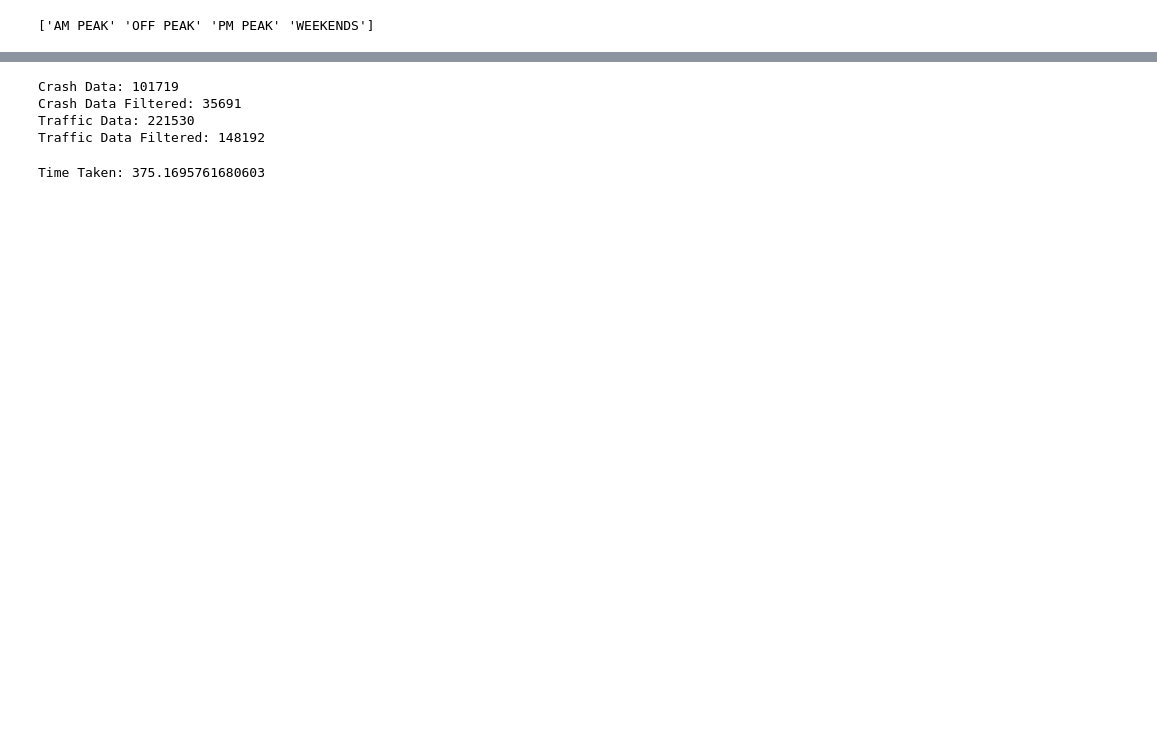
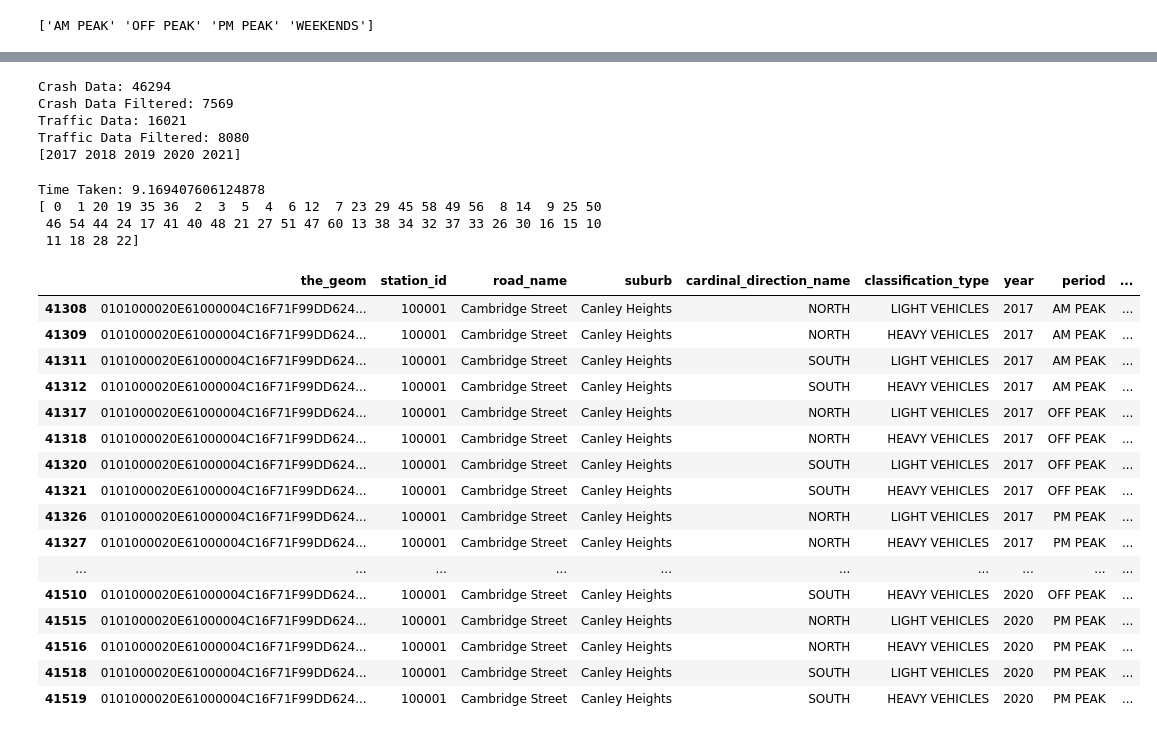
Before and after one commit to Muaz23-star/Engg2112-, a Jupyter notebook: Group Assignment.ipynb, the cells around one changed output, grey strips where cells are left out. Drawn from its saved outputs; the diff is of its cells as text; code cells hidden in the pictures; blank space fills up the shorter version.

```diff
--- a/Group Assignment.ipynb
+++ b/Group Assignment.ipynb
@@ -5,9 +5,11 @@ import numpy as np
 
 df1 = pd.read_csv("NSW_Road_Crash.csv")
 df1.dropna()
+df1 = df1.rename(columns={'Direction': 'cardinal_direction_name'})
+df1 = df1.rename(columns={'Year of crash': 'year'})
 
 df2 = pd.read_csv("Traffic_Volume_Viewer.csv")
-mask = df2['classification_type'].isin(['LIGHT VEHICLES', 'HEAVY VEHICLES']) & ~df2['cardinal_direction_name'].str.contains('AND|BOTH') & ~df2['period'].isin(['ALL DAYS', 'WEEKDAYS','PUBLIC HOLIDAYS'])
+mask = df2['classification_type'].isin(['LIGHT VEHICLES', 'HEAVY VEHICLES']) & ~df2['cardinal_direction_name'].str.contains('AND|BOTH') & ~df2['period'].isin(['ALL DAYS', 'WEEKDAYS','PUBLIC HOLIDAYS']) & (df2['year'] >= 2017)
 df2_new = df2[mask]
 
 df2.dropna()
@@ -74,19 +82,29 @@ df1.head()
 # %%
 # Filter both crash and traffic volume dataframe based on Road Name Column
-df_crash = df1[df1['road_name'].isin(df2['road_name'])]
-df_traffic = df2[df2['road_name'].isin(df1['road_name'])]
+df_crash = df1[df1['road_name'].isin(df2_new['road_name']) &
+               df1['year'].isin(df2_new['year']) &
+               df1['period'].isin(df2_new['period']) &
+               df1['cardinal_direction_name'].isin(df2_new['cardinal_direction_name'])]
+
+df_traffic = df2_new[df2_new['road_name'].isin(df1['road_name']) &
+                     df2_new['year'].isin(df1['year']) &
+                     df2_new['period'].isin(df1['period']) &
+                     df2_new['cardinal_direction_name'].isin(df1['cardinal_direction_name'])]
 
 
 print('Crash Data:',df1.shape[0])
 print('Crash Data Filtered:',df_crash.shape[0])
 
-print('Traffic Data:',df2.shape[0])
+print('Traffic Data:',df2_new.shape[0])
 print('Traffic Data Filtered:',df_traffic.shape[0])
+
+print(df_traffic['year'].unique())
 # %% [output]
-Crash Data: 101719
-Crash Data Filtered: 35691
-Traffic Data: 221530
-Traffic Data Filtered: 148192
+Crash Data: 46294
+Crash Data Filtered: 7569
+Traffic Data: 16021
+Traffic Data Filtered: 8080
+[2017 2018 2019 2020 2021]
 # %%
 import time
 
@@ -96,7 +114,10 @@ start_time = time.time()
 crash_count_list = []
 for index, row in df_traffic.iterrows():
     # Filter crash dataframe to only include entries that allign with criteria
-    crash_temp = df_crash[df_crash['road_name'] == row['road_name']]
+    crash_temp = df_crash[(df_crash['road_name'] == row['road_name']) &
+                          (df_crash['year'] == row['year']) &
+                          (df_crash['period'] == row['period']) &
+                          (df_crash['cardinal_direction_name'] == row['cardinal_direction_name'])]
     # Get number of entires and store as new list
     crash_count = crash_temp.shape[0]
     crash_count_list.append(crash_count)
@@ -109,6 +130,29 @@ end_time = time.time()
 time_taken = end_time - start_time
 print('Time Taken:',time_taken)
 
-# Take taken is 220 secconds = 3.7 mins. For criteria still need: cardinal direction*, year, period*, vehicle classification*
+print(df_traffic['crash_count'].unique())
 # %% [output]
-Time Taken: 375.1695761680603
+Time Taken: 9.169407606124878
+[ 0  1 20 19 35 36  2  3  5  4  6 12  7 23 29 45 58 49 56  8 14  9 25 50
+ 46 54 44 24 17 41 40 48 21 27 51 47 60 13 38 34 32 37 33 26 30 16 15 10
+ 11 18 28 22]
+# %%
+df_traffic.head(60)
+# %% [output]
+|  | the_geom | station_id | road_name | suburb | cardinal_direction_name | classification_type | year | period | ... |
+| 41308 | 0101000020E61000004C16F71F99DD624... | 100001 | Cambridge Street | Canley Heights | NORTH | LIGHT VEHICLES | 2017 | AM PEAK | ... |
+| 41309 | 0101000020E61000004C16F71F99DD624... | 100001 | Cambridge Street | Canley Heights | NORTH | HEAVY VEHICLES | 2017 | AM PEAK | ... |
+| 41311 | 0101000020E61000004C16F71F99DD624... | 100001 | Cambridge Street | Canley Heights | SOUTH | LIGHT VEHICLES | 2017 | AM PEAK | ... |
+| 41312 | 0101000020E61000004C16F71F99DD624... | 100001 | Cambridge Street | Canley Heights | SOUTH | HEAVY VEHICLES | 2017 | AM PEAK | ... |
+| 41317 | 0101000020E61000004C16F71F99DD624... | 100001 | Cambridge Street | Canley Heights | NORTH | LIGHT VEHICLES | 2017 | OFF PEAK | ... |
+| 41318 | 0101000020E61000004C16F71F99DD624... | 100001 | Cambridge Street | Canley Heights | NORTH | HEAVY VEHICLES | 2017 | OFF PEAK | ... |
+| 41320 | 0101000020E61000004C16F71F99DD624... | 100001 | Cambridge Street | Canley Heights | SOUTH | LIGHT VEHICLES | 2017 | OFF PEAK | ... |
+| 41321 | 0101000020E61000004C16F71F99DD624... | 100001 | Cambridge Street | Canley Heights | SOUTH | HEAVY VEHICLES | 2017 | OFF PEAK | ... |
+| 41326 | 0101000020E61000004C16F71F99DD624... | 100001 | Cambridge Street | Canley Heights | NORTH | LIGHT VEHICLES | 2017 | PM PEAK | ... |
+| 41327 | 0101000020E61000004C16F71F99DD624... | 100001 | Cambridge Street | Canley Heights | NORTH | HEAVY VEHICLES | 2017 | PM PEAK | ... |
+| ... | ... | ... | ... | ... | ... | ... | ... | ... | ... |
+| 41510 | 0101000020E61000004C16F71F99DD624... | 100001 | Cambridge Street | Canley Heights | SOUTH | HEAVY VEHICLES | 2020 | OFF PEAK | ... |
+| 41515 | 0101000020E61000004C16F71F99DD624... | 100001 | Cambridge Street | Canley Heights | NORTH | LIGHT VEHICLES | 2020 | PM PEAK | ... |
+| 41516 | 0101000020E61000004C16F71F99DD624... | 100001 | Cambridge Street | Canley Heights | NORTH | HEAVY VEHICLES | 2020 | PM PEAK | ... |
+| 41518 | 0101000020E61000004C16F71F99DD624... | 100001 | Cambridge Street | Canley Heights | SOUTH | LIGHT VEHICLES | 2020 | PM PEAK | ... |
+| 41519 | 0101000020E61000004C16F71F99DD624... | 100001 | Cambridge Street | Canley Heights | SOUTH | HEAVY VEHICLES | 2020 | PM PEAK | ... |
```
Also changed, not shown: parts of 1 cell of this notebook.
